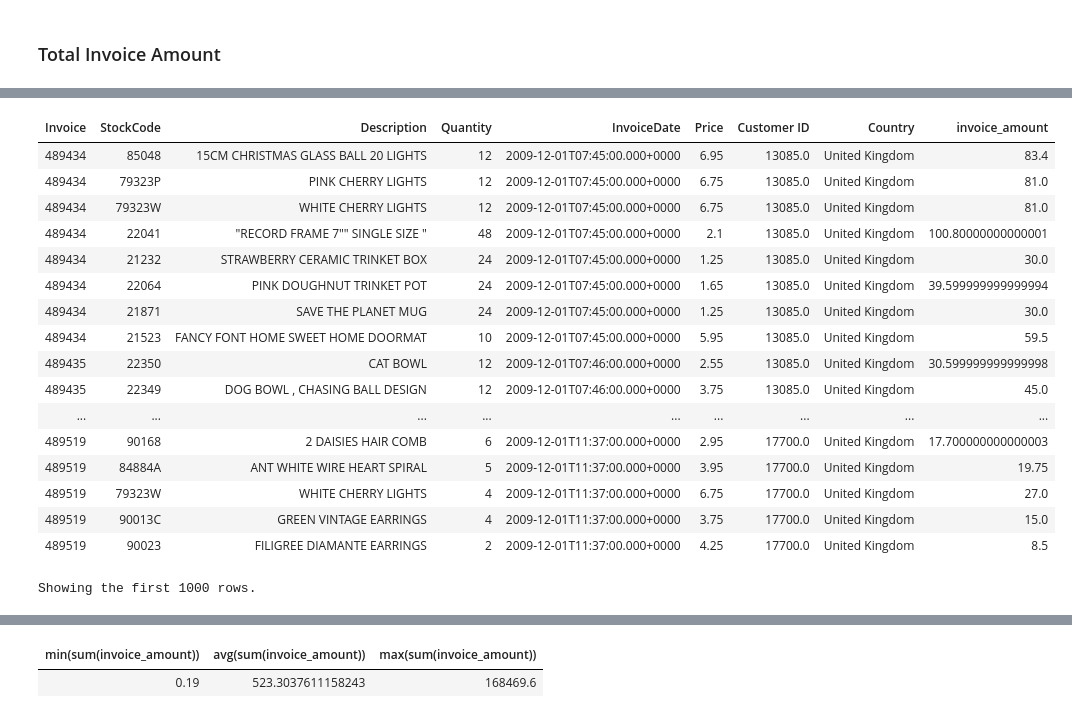
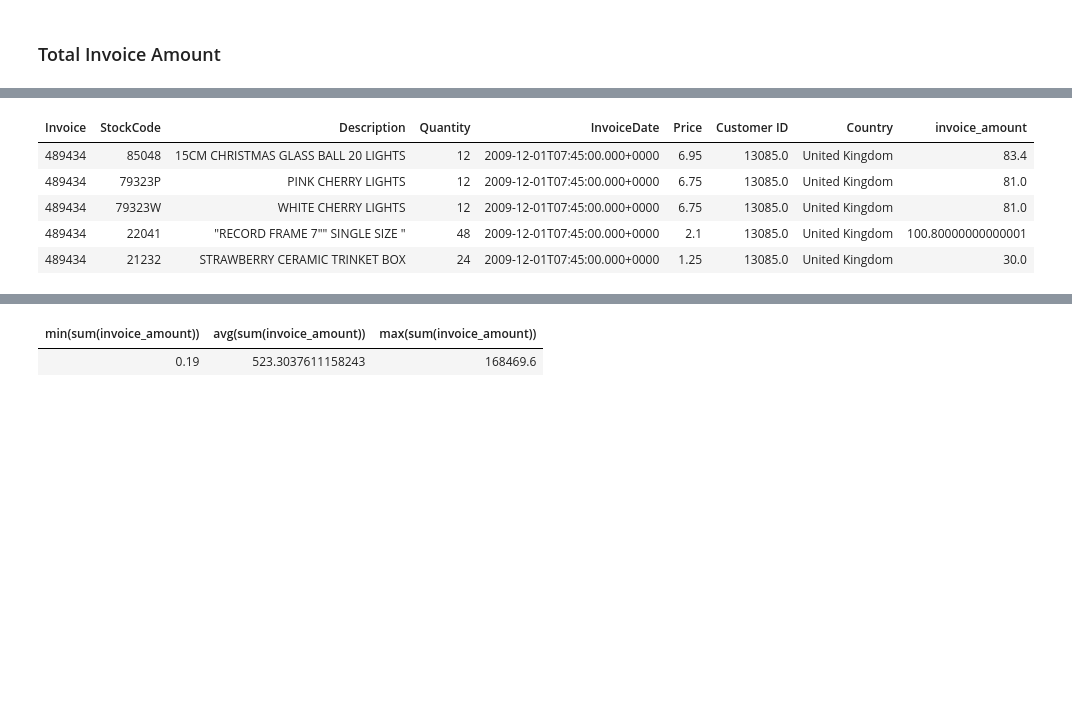
Before and after one commit to halmasieh/jarvis_data_eng_HomaAlmasieh, a Jupyter notebook: spark/notebook/RetailDataAnalyticsWithPySpark.ipynb, the cells around one changed output, grey strips where cells are left out. Drawn from its saved outputs; the diff is of its cells as text; code cells hidden in the pictures; blank space fills up the shorter version.

```diff
--- a/spark/notebook/RetailDataAnalyticsWithPySpark.ipynb
+++ b/spark/notebook/RetailDataAnalyticsWithPySpark.ipynb
@@ -87,26 +63,14 @@ retail_filtered_df = retail_filtered_df.withColumn("invoice_amount",col("price")
 # %%
 #cache the dataframe in a new one for later reference
 invoice_df = retail_filtered_df.cache()
-display(invoice_df)
+display(invoice_df.limit(5))
 # %% [output]
 | Invoice | StockCode | Description | Quantity | InvoiceDate | Price | Customer ID | Country | invoice_amount |
 | 489434 | 85048 | 15CM CHRISTMAS GLASS BALL 20 LIGHTS | 12 | 2009-12-01T07:45:00.000+0000 | 6.95 | 13085.0 | United Kingdom | 83.4 |
 | 489434 | 79323P | PINK CHERRY LIGHTS | 12 | 2009-12-01T07:45:00.000+0000 | 6.75 | 13085.0 | United Kingdom | 81.0 |
 | 489434 | 79323W | WHITE CHERRY LIGHTS | 12 | 2009-12-01T07:45:00.000+0000 | 6.75 | 13085.0 | United Kingdom | 81.0 |
 | 489434 | 22041 | "RECORD FRAME 7"" SINGLE SIZE " | 48 | 2009-12-01T07:45:00.000+0000 | 2.1 | 13085.0 | United Kingdom | 100.80000000000001 |
 | 489434 | 21232 | STRAWBERRY CERAMIC TRINKET BOX | 24 | 2009-12-01T07:45:00.000+0000 | 1.25 | 13085.0 | United Kingdom | 30.0 |
-| 489434 | 22064 | PINK DOUGHNUT TRINKET POT | 24 | 2009-12-01T07:45:00.000+0000 | 1.65 | 13085.0 | United Kingdom | 39.599999999999994 |
-| 489434 | 21871 | SAVE THE PLANET MUG | 24 | 2009-12-01T07:45:00.000+0000 | 1.25 | 13085.0 | United Kingdom | 30.0 |
-| 489434 | 21523 | FANCY FONT HOME SWEET HOME DOORMAT | 10 | 2009-12-01T07:45:00.000+0000 | 5.95 | 13085.0 | United Kingdom | 59.5 |
-| 489435 | 22350 | CAT BOWL | 12 | 2009-12-01T07:46:00.000+0000 | 2.55 | 13085.0 | United Kingdom | 30.599999999999998 |
-| 489435 | 22349 | DOG BOWL , CHASING BALL DESIGN | 12 | 2009-12-01T07:46:00.000+0000 | 3.75 | 13085.0 | United Kingdom | 45.0 |
-| ... | ... | ... | ... | ... | ... | ... | ... | ... |
-| 489519 | 90168 | 2 DAISIES HAIR COMB | 6 | 2009-12-01T11:37:00.000+0000 | 2.95 | 17700.0 | United Kingdom | 17.700000000000003 |
-| 489519 | 84884A | ANT WHITE WIRE HEART SPIRAL | 5 | 2009-12-01T11:37:00.000+0000 | 3.95 | 17700.0 | United Kingdom | 19.75 |
-| 489519 | 79323W | WHITE CHERRY LIGHTS | 4 | 2009-12-01T11:37:00.000+0000 | 6.75 | 17700.0 | United Kingdom | 27.0 |
-| 489519 | 90013C | GREEN VINTAGE EARRINGS | 4 | 2009-12-01T11:37:00.000+0000 | 3.75 | 17700.0 | United Kingdom | 15.0 |
-| 489519 | 90023 | FILIGREE DIAMANTE EARRINGS | 2 | 2009-12-01T11:37:00.000+0000 | 4.25 | 17700.0 | United Kingdom | 8.5 |
-Showing the first 1000 rows.
 # %%
 #determine the total amount for each invoice
 retail_summary_df = retail_filtered_df.groupBy("Invoice").sum().select("invoice", "sum(invoice_amount)").orderBy("sum(invoice_amount)")
```
Also changed, not shown: parts of 20 cells of this notebook, 1 other file.
